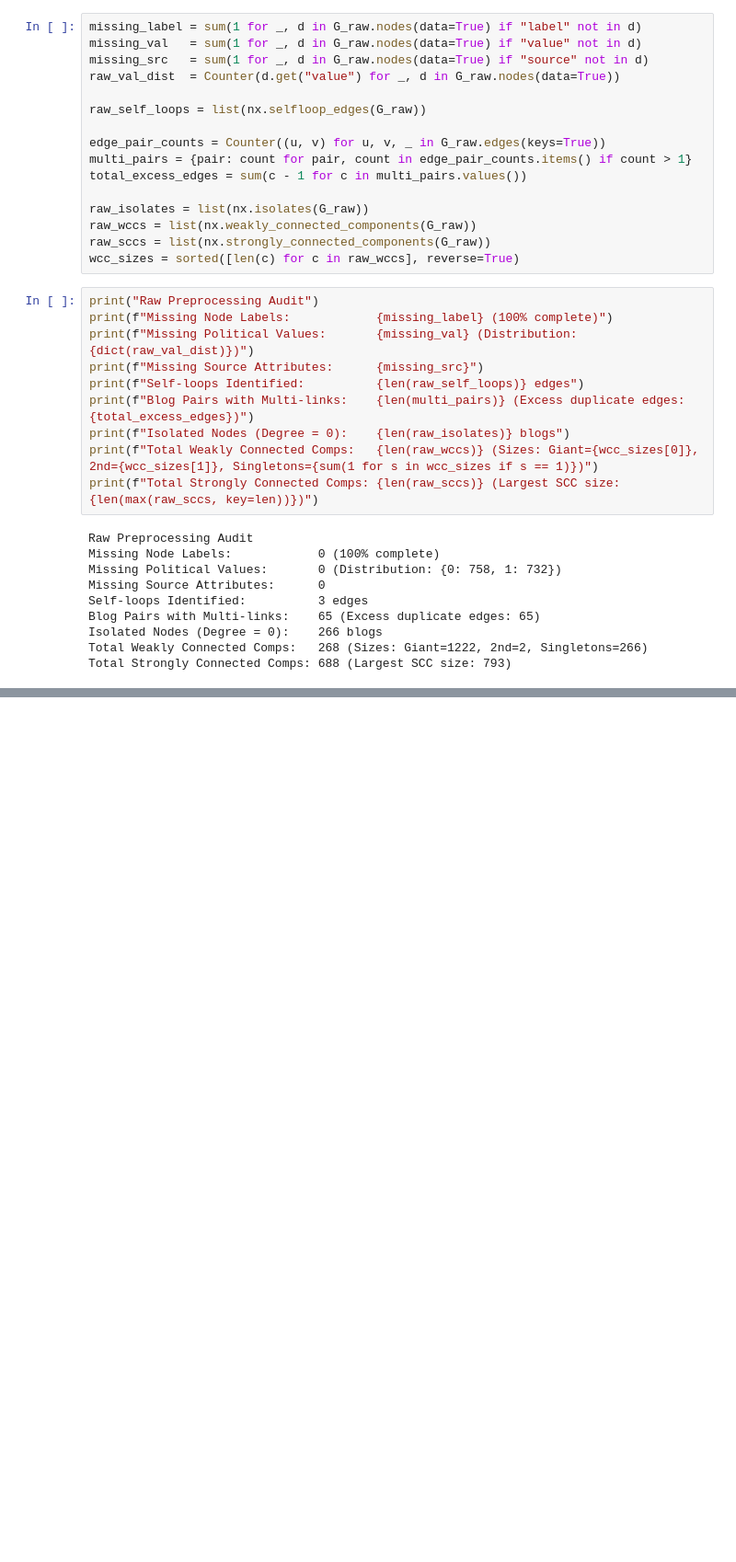
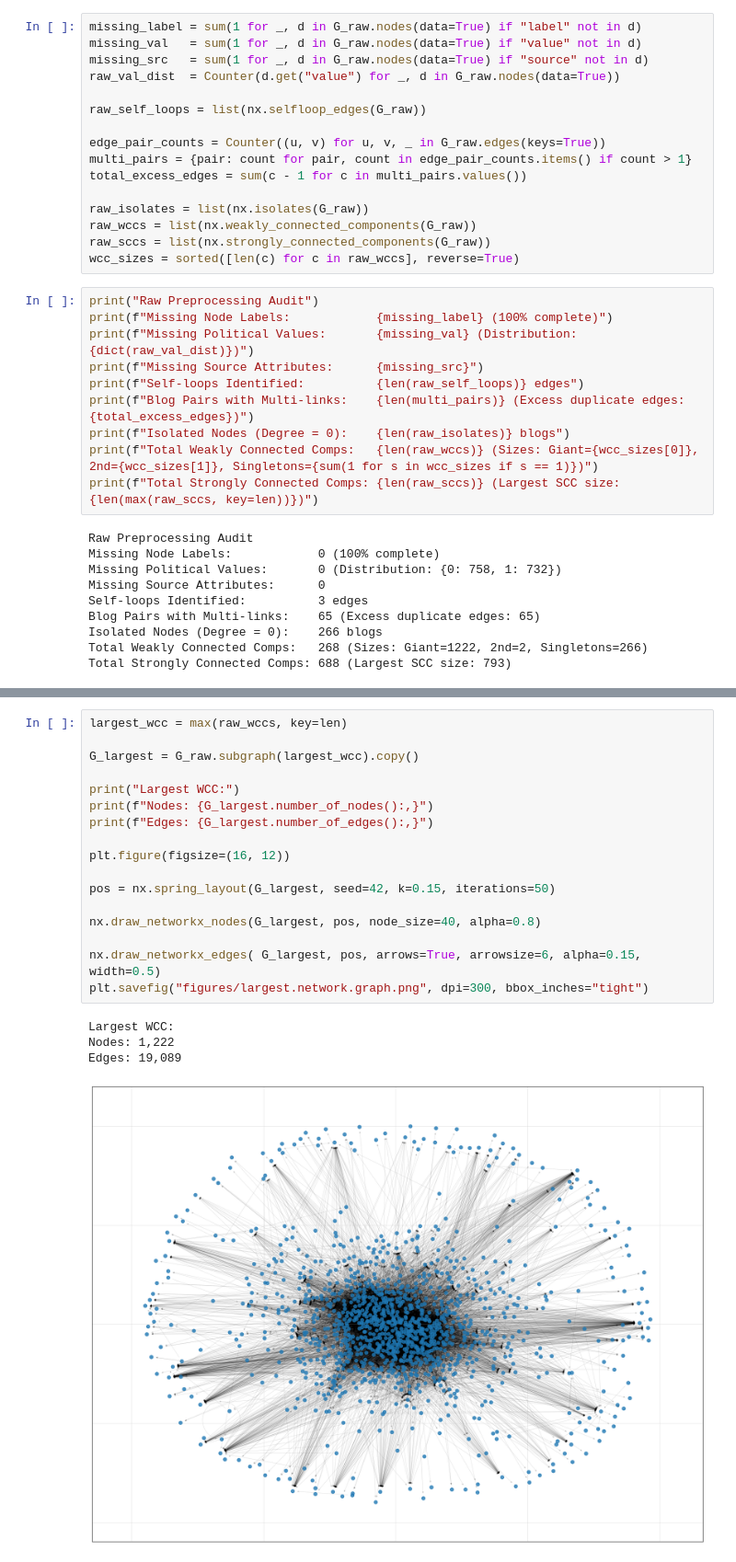
Before and after one commit to Abdullah2265Habib/Political-Blog-Network-Analysis, a Jupyter notebook: Untitled.ipynb, the cells around one changed output, grey strips where cells are left out. Shown at 92% size. Saved outputs shown, nothing was run; the diff lists cells and outputs as text; blank space fills up the shorter version.

```diff
--- a/Untitled.ipynb
+++ b/Untitled.ipynb
@@ -103,0 +112,22 @@ Total Strongly Connected Comps: 688 (Largest SCC size: 793)
+# %%
+largest_wcc = max(raw_wccs, key=len)
+
+G_largest = G_raw.subgraph(largest_wcc).copy()
+
+print("Largest WCC:")
+print(f"Nodes: {G_largest.number_of_nodes():,}")
+print(f"Edges: {G_largest.number_of_edges():,}")
+
+plt.figure(figsize=(16, 12))
+
+pos = nx.spring_layout(G_largest, seed=42, k=0.15, iterations=50)
+
+nx.draw_networkx_nodes(G_largest, pos, node_size=40, alpha=0.8)
+
+nx.draw_networkx_edges( G_largest, pos, arrows=True, arrowsize=6, alpha=0.15, width=0.5)
+plt.savefig("figures/largest.network.graph.png", dpi=300, bbox_inches="tight")
+# %% [output]
+Largest WCC:
+Nodes: 1,222
+Edges: 19,089
+[figure, added]
```
Also changed, not shown: parts of 1 cell of this notebook, 2 other files.
